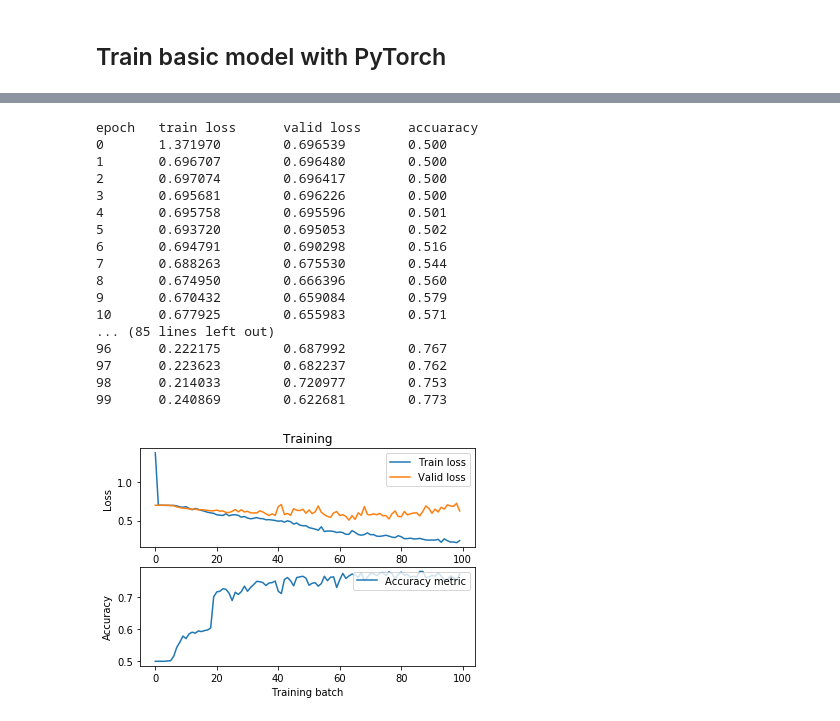
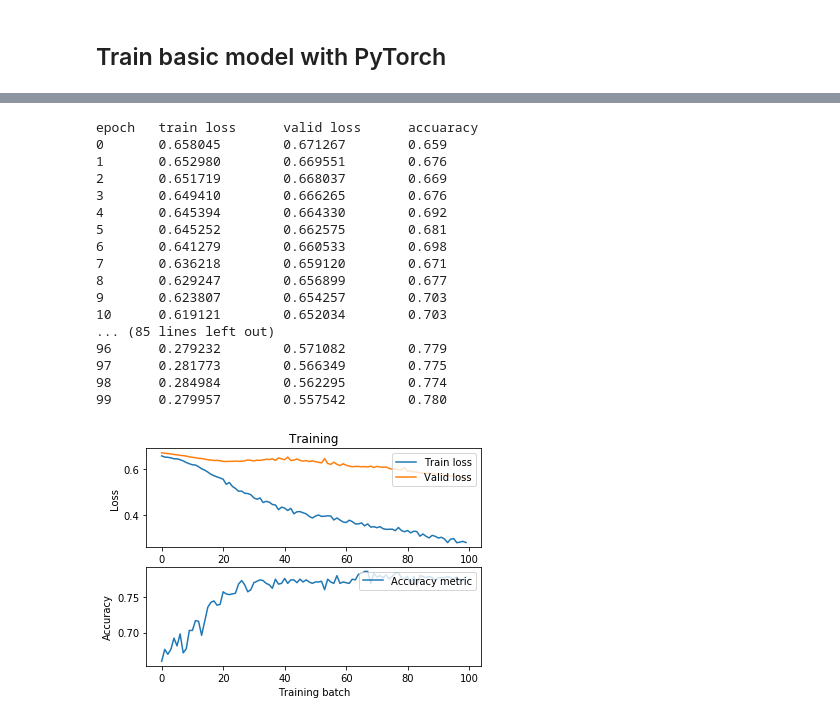
Before and after one commit to MicPie/genomics, a Jupyter notebook: DL_Genomics_v10_basic-pytorch-fastq.ipynb, the cells around one changed output, grey strips where cells are left out. Drawn from its saved outputs; the diff is of its cells as text; code cells hidden in the pictures.

```diff
--- a/DL_Genomics_v10_basic-pytorch_Test-fastq.ipynb
+++ b/DL_Genomics_v10_basic-pytorch-fastq.ipynb
@@ -512,23 +516,6 @@ net_basic = nn.Sequential(nn.Conv1d(in_channels=3, out_channels=32, kernel_size=
                     nn.Linear(in_features=16, out_features=2),
                     #Debugger() # optional debugger layer
                    )
-# %%
-net_basic = nn.Sequential(nn.Conv1d(in_channels=3, out_channels=32, kernel_size=12), # channels set to 3 !!!
-                    nn.MaxPool1d(kernel_size=4),
-                    Flatten(),
-                    nn.Dropout(drop_p),
-                    nn.Linear(in_features=704, out_features=512), # seq len 50bp --> 288, 100 bp --> 704
-                    nn.ReLU(),
-                    nn.Dropout(drop_p),
-                    nn.Linear(512, 256),
-                    nn.ReLU(),
-                    nn.Dropout(drop_p),
-                    nn.Linear(256, 16),
-                    nn.ReLU(),
-                    nn.Dropout(drop_p),
-                    nn.Linear(in_features=16, out_features=2),
-                    #Debugger() # optional debugger layer
-                   )
 # %%
 # check network architecture
 net_basic
@@ -554,0 +536,17 @@ apply_init(net_basic, nn.init.kaiming_normal_)
+# %%
+net_ext = nn.Sequential(nn.Conv1d(in_channels=3, out_channels=32, kernel_size=12), # channels set to 3 !!!
+                    nn.MaxPool1d(kernel_size=4),
+                    Flatten(),
+                    nn.Dropout(drop_p),
+                    nn.Linear(in_features=704, out_features=512), # seq len 50bp --> 288, 100 bp --> 704
+                    nn.ReLU(),
+                    nn.Dropout(drop_p),
+                    nn.Linear(512, 256),
+                    nn.ReLU(),
+                    nn.Dropout(drop_p),
+                    nn.Linear(256, 16),
+                    nn.ReLU(),
+                    nn.Dropout(drop_p),
+                    nn.Linear(in_features=16, out_features=2),
+                    #Debugger() # optional debugger layer
+                   )
@@ -565,7 +582,7 @@ train_dl = DataLoader(train_ds, batch_size=bs, shuffle=True)
 valid_dl = DataLoader(valid_ds, batch_size=bs*2, shuffle=False)
 # %%
 # set optimizer type, parameters, and hyperparameters
-opt = optim.SGD(net_basic.parameters(), lr=1e-3, momentum=0.9)
+opt = optim.SGD(net_ext.parameters(), lr=1e-3, momentum=0.9)
 # %%
 # training loop extended from https://github.com/fastai/fastai_docs/blob/master/dev_nb/mnist_sample.py
 
@@ -645,3 +662,6 @@ def simple_fit(epochs, model, loss_func, opt, train_dl, valid_dl):
     #pdb.set_trace()
 
     return epoch_list, train_loss_list, valid_loss_list, acc_list, y_hat_list, y_true_list
+# %%
+epoch_list, train_loss_list, valid_loss_list, acc_list, y_hat_list, y_true_list = \
+simple_fit(100, net_ext, F.binary_cross_entropy_with_logits, opt, train_dl, valid_dl)
@@ -692,22 +731,22 @@ epoch   train loss      valid loss      accuaracy
 # %%
 epoch_list, train_loss_list, valid_loss_list, acc_list, y_hat_list, y_true_list = \
-simple_fit(100, net_basic, F.binary_cross_entropy_with_logits, opt, train_dl, valid_dl)
+simple_fit(100, net_ext, F.binary_cross_entropy_with_logits, opt, train_dl, valid_dl)
 # %% [output]
 epoch   train loss      valid loss      accuaracy
-0       1.371970        0.696539        0.500
-1       0.696707        0.696480        0.500
-2       0.697074        0.696417        0.500
-3       0.695681        0.696226        0.500
-4       0.695758        0.695596        0.501
-5       0.693720        0.695053        0.502
-6       0.694791        0.690298        0.516
-7       0.688263        0.675530        0.544
-8       0.674950        0.666396        0.560
-9       0.670432        0.659084        0.579
-10      0.677925        0.655983        0.571
+0       0.658045        0.671267        0.659
+1       0.652980        0.669551        0.676
+2       0.651719        0.668037        0.669
+3       0.649410        0.666265        0.676
+4       0.645394        0.664330        0.692
+5       0.645252        0.662575        0.681
+6       0.641279        0.660533        0.698
+7       0.636218        0.659120        0.671
+8       0.629247        0.656899        0.677
+9       0.623807        0.654257        0.703
+10      0.619121        0.652034        0.703
 ... (85 lines left out)
-96      0.222175        0.687992        0.767
-97      0.223623        0.682237        0.762
-98      0.214033        0.720977        0.753
-99      0.240869        0.622681        0.773
+96      0.279232        0.571082        0.779
+97      0.281773        0.566349        0.775
+98      0.284984        0.562295        0.774
+99      0.279957        0.557542        0.780
-[figure, old version]
+[figure, new version]
```
Also changed, not shown: parts of 12 cells of this notebook, 3 other files.
